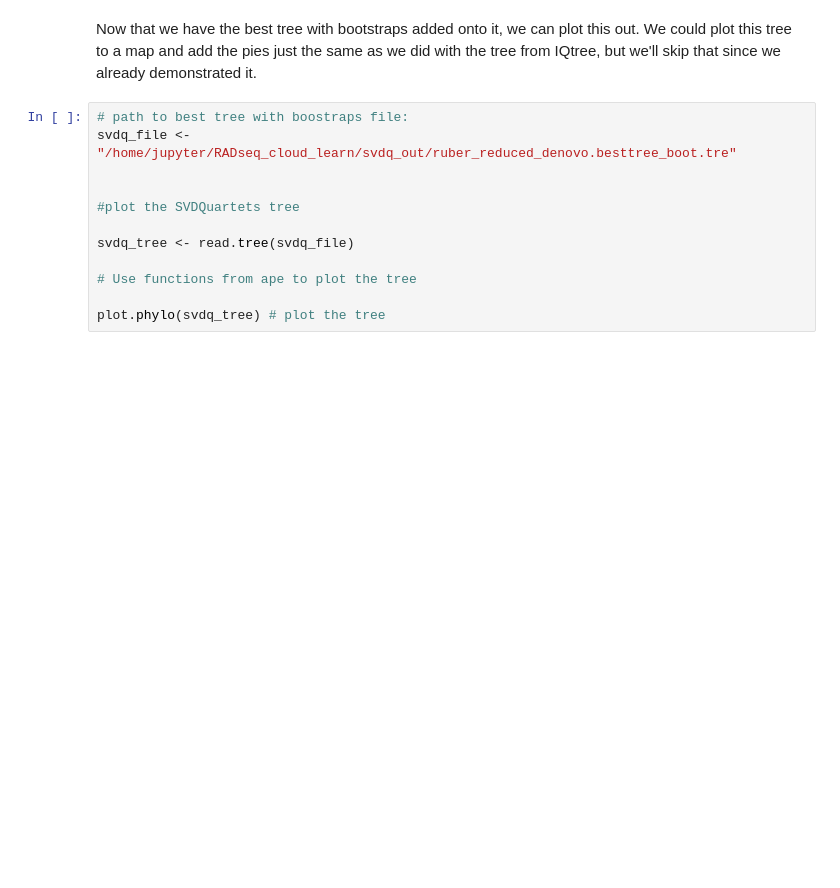
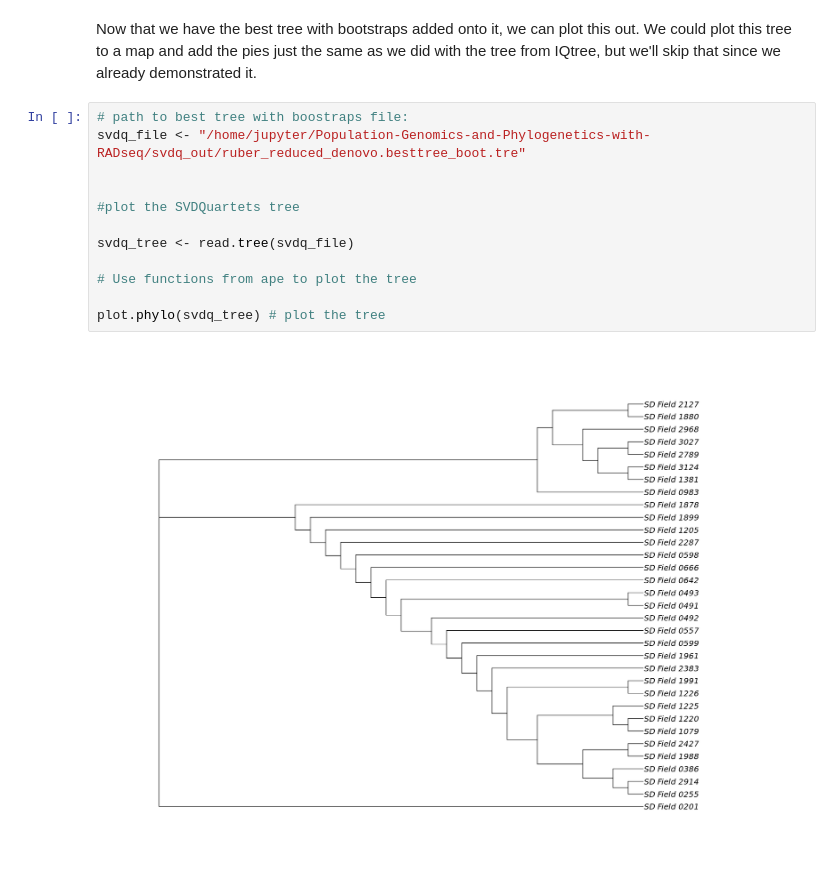
Before and after one commit to NIGMS/Population-Genomics-and-Phylogenetics-with-RADseq, a Jupyter notebook: 4_plot_phylo.ipynb, the cells around one changed output. Saved outputs shown, nothing was run; the diff lists cells and outputs as text; blank space fills up the shorter version.

```diff
--- a/4_plot_phylo.ipynb
+++ b/4_plot_phylo.ipynb
@@ -410,16 +538,18 @@ write.tree(besttree, file=gsub(".tre$", "_boot.tre", best.tree.file)) # write ne
 Now that we have the best tree with bootstraps added onto it, we can plot this out. We could plot this tree to a map and add the pies just the same as we did with the tree from IQtree, but we'll skip that since we already demonstrated it.
 # %%
 # path to best tree with boostraps file:
-svdq_file <- "/home/jupyter/RADseq_cloud_learn/svdq_out/ruber_reduced_denovo.besttree_boot.tre"
+svdq_file <- "/home/jupyter/Population-Genomics-and-Phylogenetics-with-RADseq/svdq_out/ruber_reduced_denovo.besttree_boot.tre"
 
 
 #plot the SVDQuartets tree
 
 svdq_tree <- read.tree(svdq_file)
 
 # Use functions from ape to plot the tree
 
 plot.phylo(svdq_tree) # plot the tree
+# %% [output]
+[figure, added]
 # %% [markdown]
 Your plotted tree should look like this:
 
```
Also changed, not shown: parts of 19 cells of this notebook, 3 other files.
